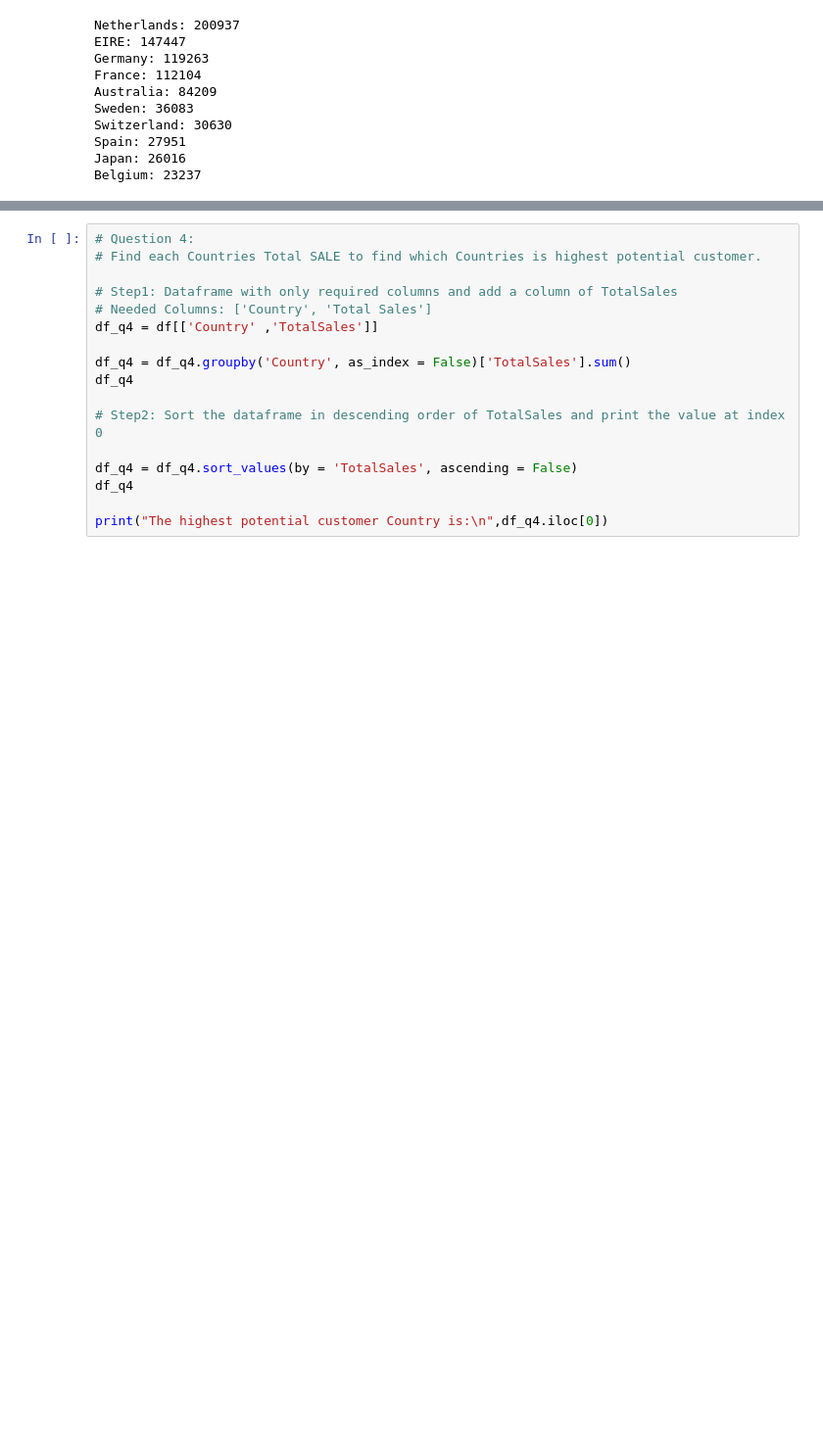
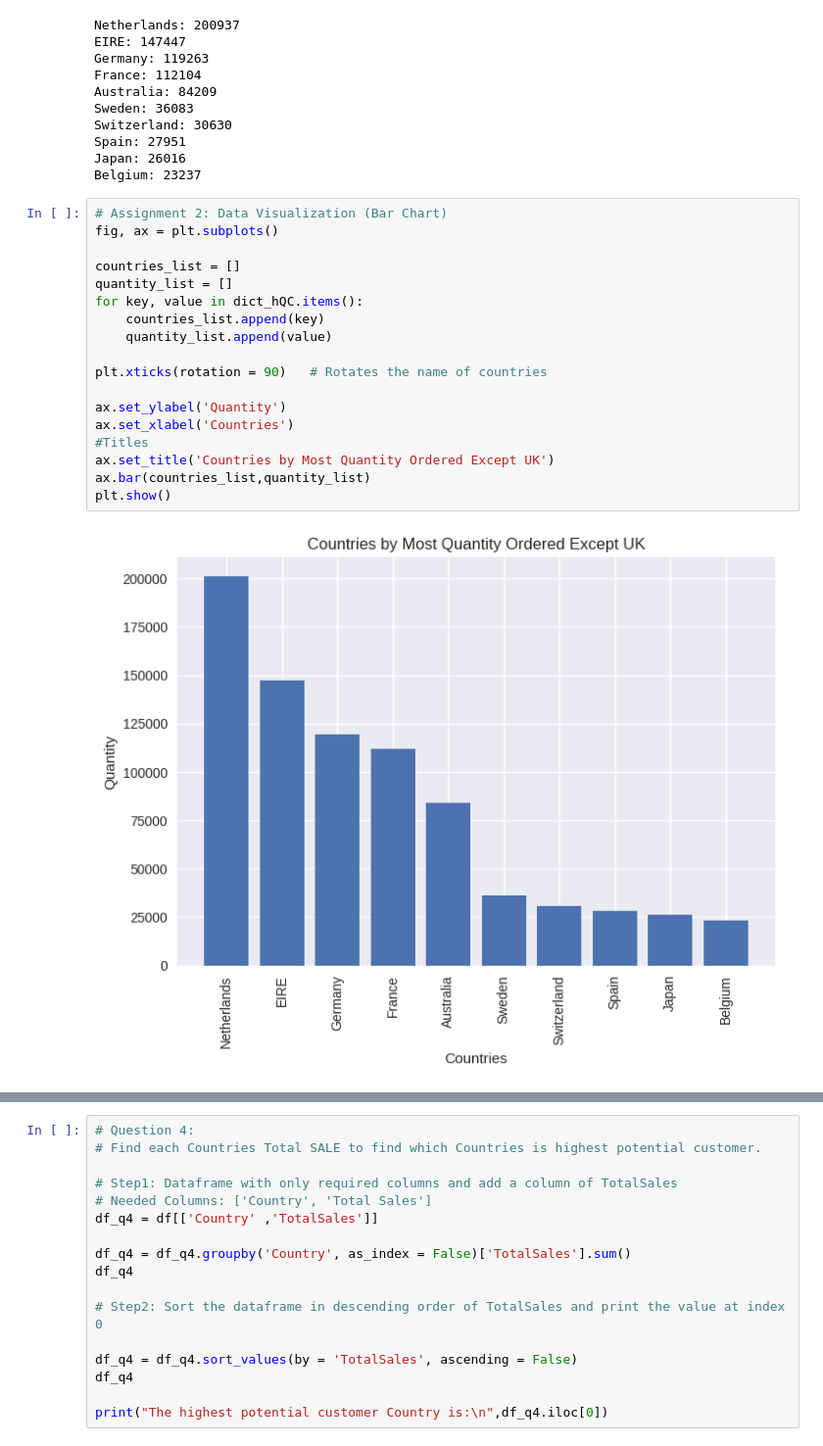
Before and after one commit to r7humagai/DataScienceBootCamp, a Jupyter notebook: Projects/Project_Pandas_OnlineRetail.ipynb, the cells around one changed output, grey strips where cells are left out. Shown: that part at 98% size. Saved outputs shown, nothing was run; the diff lists cells and outputs as text; blank space fills up the shorter version.

Commit message:
Added Data Visualizations

```diff
--- a/Projects/Project_Pandas_OnlineRetail.ipynb
+++ b/Projects/Project_Pandas_OnlineRetail.ipynb
@@ -266,6 +270,26 @@ Switzerland: 30630
 Spain: 27951
 Japan: 26016
 Belgium: 23237
+# %%
+# Assignment 2: Data Visualization (Bar Chart)
+fig, ax = plt.subplots()
+
+countries_list = []
+quantity_list = []
+for key, value in dict_hQC.items():
+    countries_list.append(key)
+    quantity_list.append(value)
+
+plt.xticks(rotation = 90)   # Rotates the name of countries
+
+ax.set_ylabel('Quantity')
+ax.set_xlabel('Countries')
+#Titles
+ax.set_title('Countries by Most Quantity Ordered Except UK')
+ax.bar(countries_list,quantity_list)
+plt.show()
+# %% [output]
+[figure, added]
 # %%
 # Assignment 3.
 # 3. Find Total Sale between two dates entered by user
```
Also changed, not shown: parts of 10 cells of this notebook.
